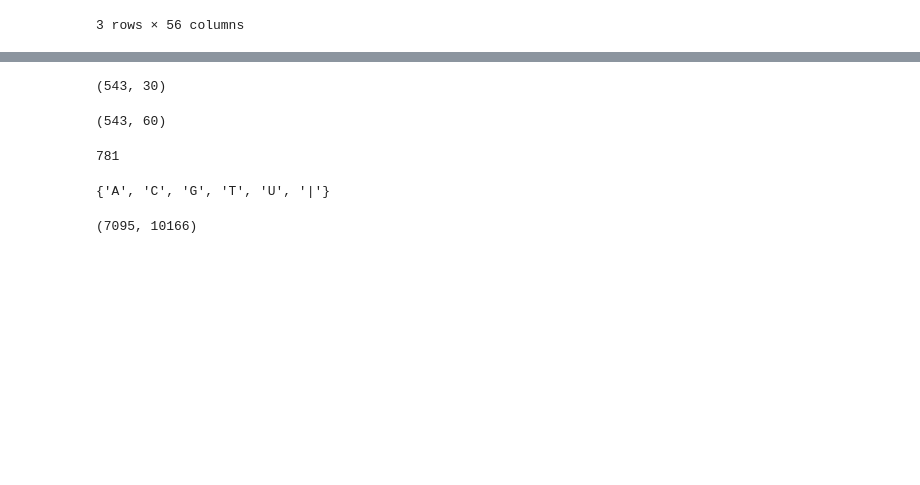
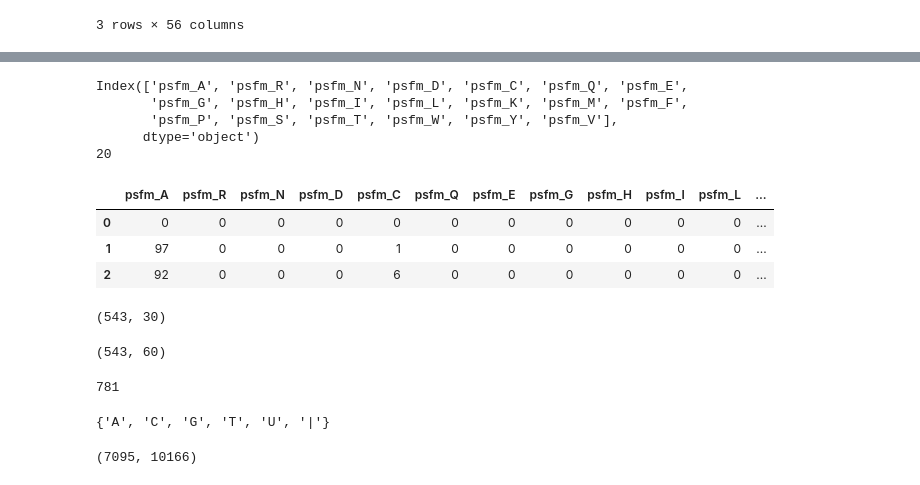
Before and after one commit to leepaul009/pri_model, a Jupyter notebook: dataset/_test_dataset.ipynb, the cells around one changed output, grey strips where cells are left out. Saved outputs shown, nothing was run; the diff lists cells and outputs as text; code cells hidden in the pictures; blank space fills up the shorter version.

```diff
--- a/dataset/_test_dataset.ipynb
+++ b/dataset/_test_dataset.ipynb
@@ -128,3 +251,21 @@ pwm_df.iloc[:, 1:1+30]
+# %%
+psfm_cols = pwm_df.columns[pwm_df.columns.str.startswith("psfm")]
+print(psfm_cols)
+print(len(psfm_cols))
+# 1+len(hmm_cols) ~ 1+len(hmm_cols)+len(psfm_cols)
+ibeg = 1+len(hmm_cols)+len(pssm_cols)
+iend = 1+len(hmm_cols)+len(pssm_cols)+len(psfm_cols)
+pwm_df.iloc[:, ibeg:iend].head(3)
+# %% [output]
+Index(['psfm_A', 'psfm_R', 'psfm_N', 'psfm_D', 'psfm_C', 'psfm_Q', 'psfm_E',
+       'psfm_G', 'psfm_H', 'psfm_I', 'psfm_L', 'psfm_K', 'psfm_M', 'psfm_F',
+       'psfm_P', 'psfm_S', 'psfm_T', 'psfm_W', 'psfm_Y', 'psfm_V'],
+      dtype='object')
+20
+|  | psfm_A | psfm_R | psfm_N | psfm_D | psfm_C | psfm_Q | psfm_E | psfm_G | psfm_H | psfm_I | psfm_L | ... |
+| 0 | 0 | 0 | 0 | 0 | 0 | 0 | 0 | 0 | 0 | 0 | 0 | ... |
+| 1 | 97 | 0 | 0 | 0 | 1 | 0 | 0 | 0 | 0 | 0 | 0 | ... |
+| 2 | 92 | 0 | 0 | 0 | 6 | 0 | 0 | 0 | 0 | 0 | 0 | ... |
 # %%
 xx = pwm_df.iloc[:, 1:1+30].values
 # xx = xx.values
```
Also changed, not shown: parts of 14 cells of this notebook, 8 other files.
